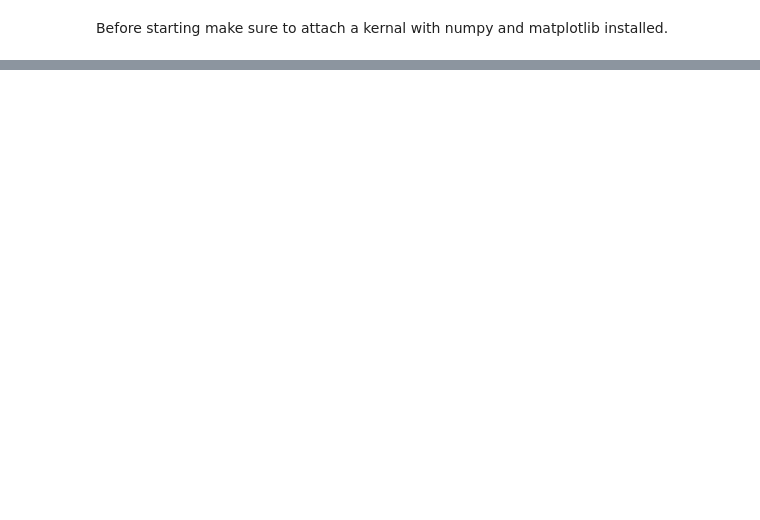
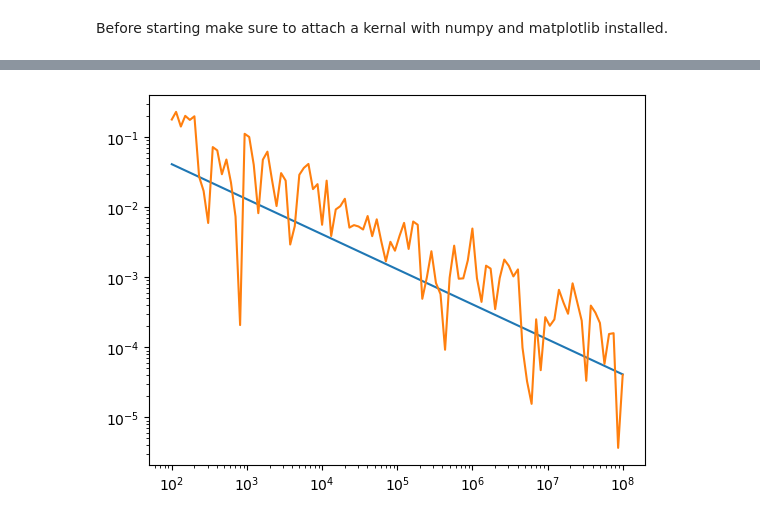
Before and after one commit to BrockBadeaux14/MonteCarloMethodProject, a Jupyter notebook: notebooks/badeaux_brock.ipynb, the cells around one changed output, grey strips where cells are left out. Cells and saved outputs as stored; diff of their text form; code cells hidden in the pictures; blank space fills up the shorter version.

```diff
--- a/notebooks/badeaux_brock.ipynb
+++ b/notebooks/badeaux_brock.ipynb
@@ -68,0 +123,7 @@ plt.show()
+# %%
+plt.plot(n_range,(0.4106)/np.sqrt(n_range))
+plt.plot(n_range, error_list , label='Error of Estimation')
+plt.xscale('log')
+plt.yscale('log')
+# %% [output]
+[figure, added]
```
Also changed, not shown: parts of 16 cells of this notebook, 2 other files.
